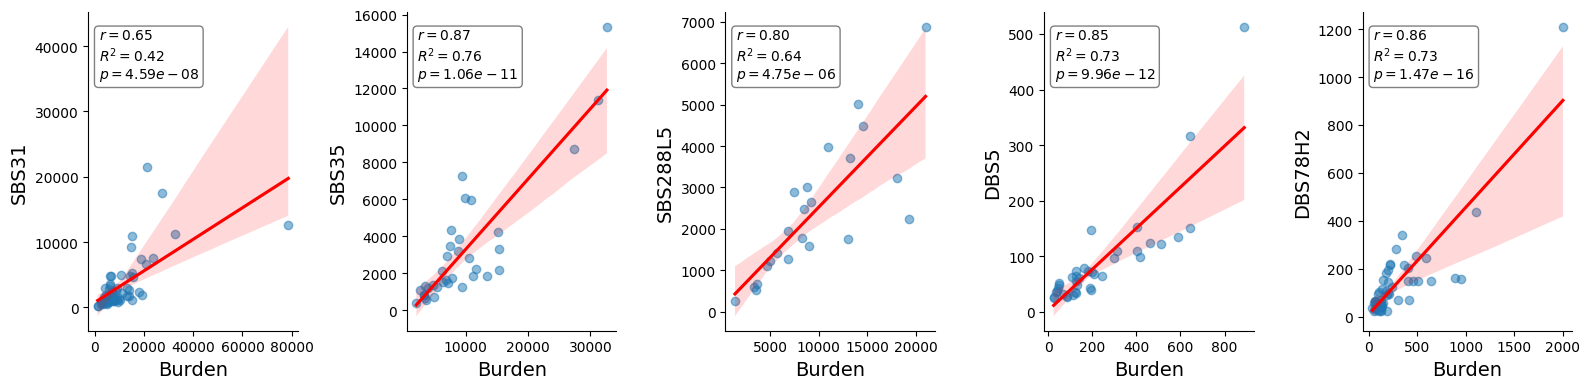
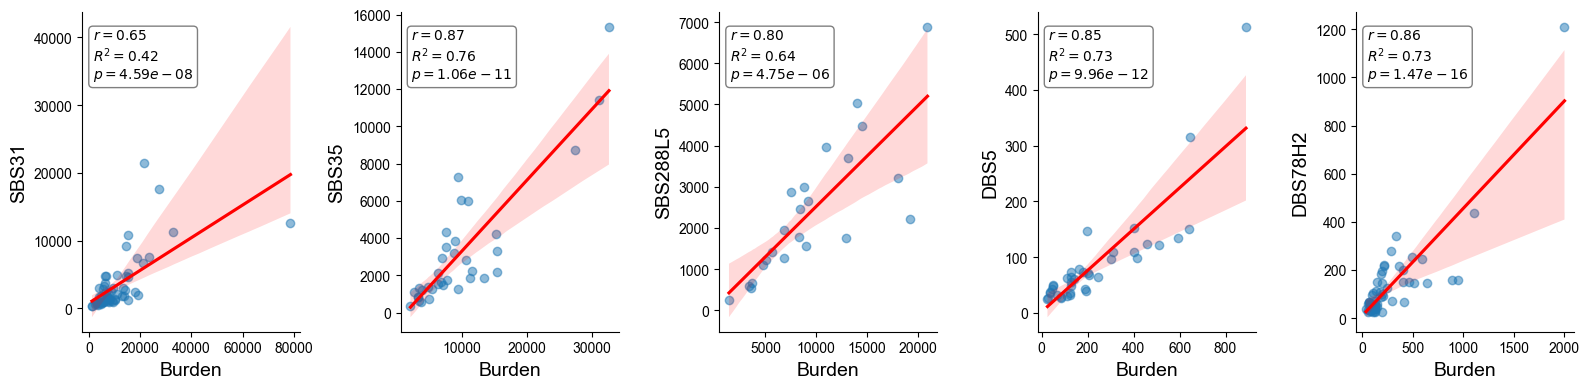
Code edit (unified diff) that turned the first committed figure into the second:
--- before
+++ after
@@ -43,2 +43,3 @@
 plt.tight_layout()
 #plt.savefig(os.path.join(fig_out, 'ExFig_1d.pdf'), bbox_inches="tight")
+plt.savefig(os.path.join(fig_out, "ExFig_1d_f.svg"), format='svg', bbox_inches='tight', transparent=True)

Commit: revision 3